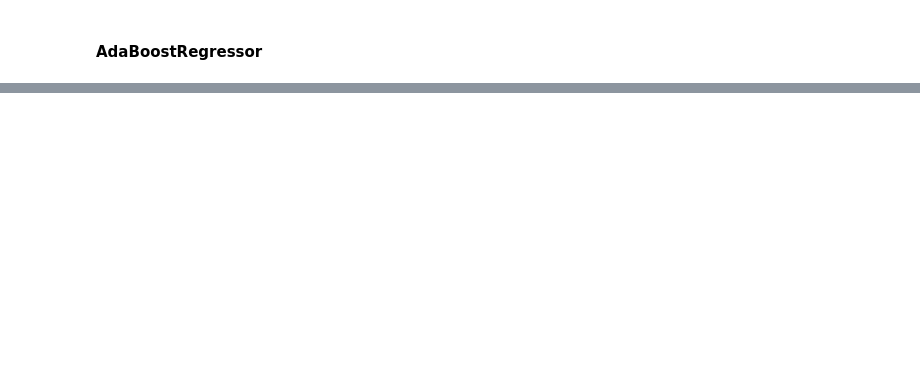
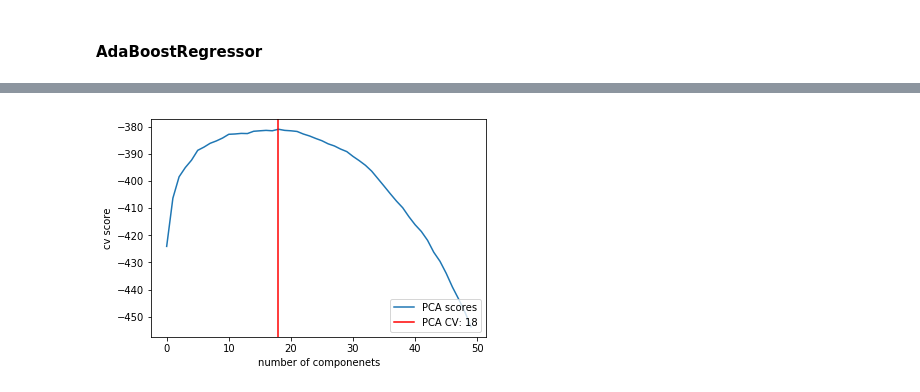
Before and after one commit to johannkm/cmsc499A, a Jupyter notebook: src/analysis/analysis.ipynb, the cells around one changed output, grey strips where cells are left out. Cells and saved outputs as stored; diff of their text form; code cells hidden in the pictures; blank space fills up the shorter version.

```diff
--- a/src/analysis/analysis.ipynb
+++ b/src/analysis/analysis.ipynb
@@ -149,0 +196,20 @@ Accuracy: 0.53 (+/- 0.25)
+# %%
+import numpy as np
+from sklearn import decomposition
+from sklearn import model_selection
+n_components = np.arange(0, 50, 1)
+pca = decomposition.PCA()
+pca_scores = []
+for n in n_components:
+    pca.n_components = n
+    pca_scores.append(np.mean(model_selection.cross_val_score(pca, features, labels)))
+
+plt.plot(n_components, pca_scores, label='PCA scores')
+n_components_pca = n_components[np.argmax(pca_scores)]
+plt.axvline(n_components_pca, label='PCA CV: ' + str(n_components_pca), color='r')
+plt.xlabel('number of componenets')
+plt.ylabel('cv score')
+plt.legend(loc='lower right')
+plt.show()
+# %% [output]
+[figure, added]
```
Also changed, not shown: parts of 8 cells of this notebook, 15 other files.
